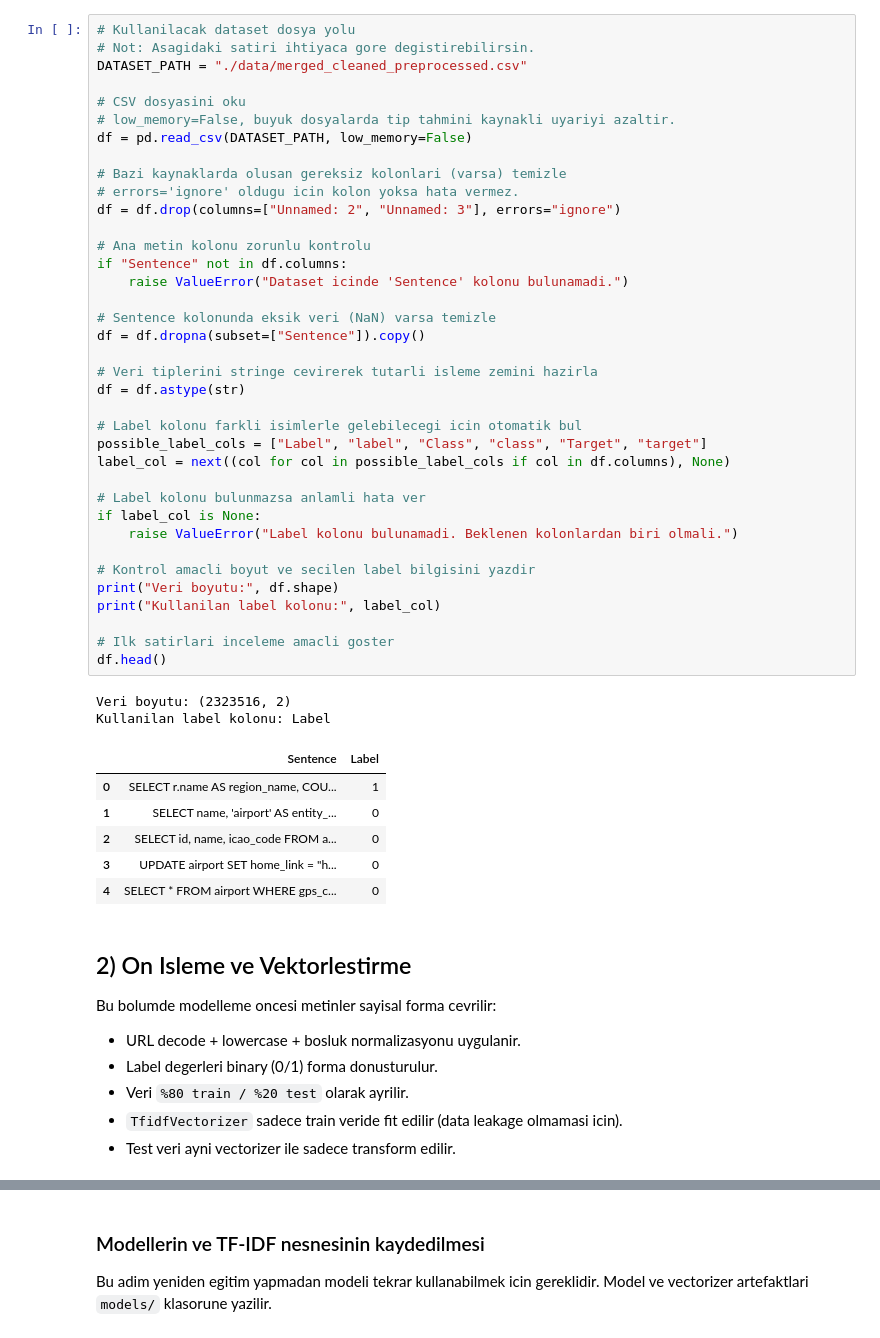
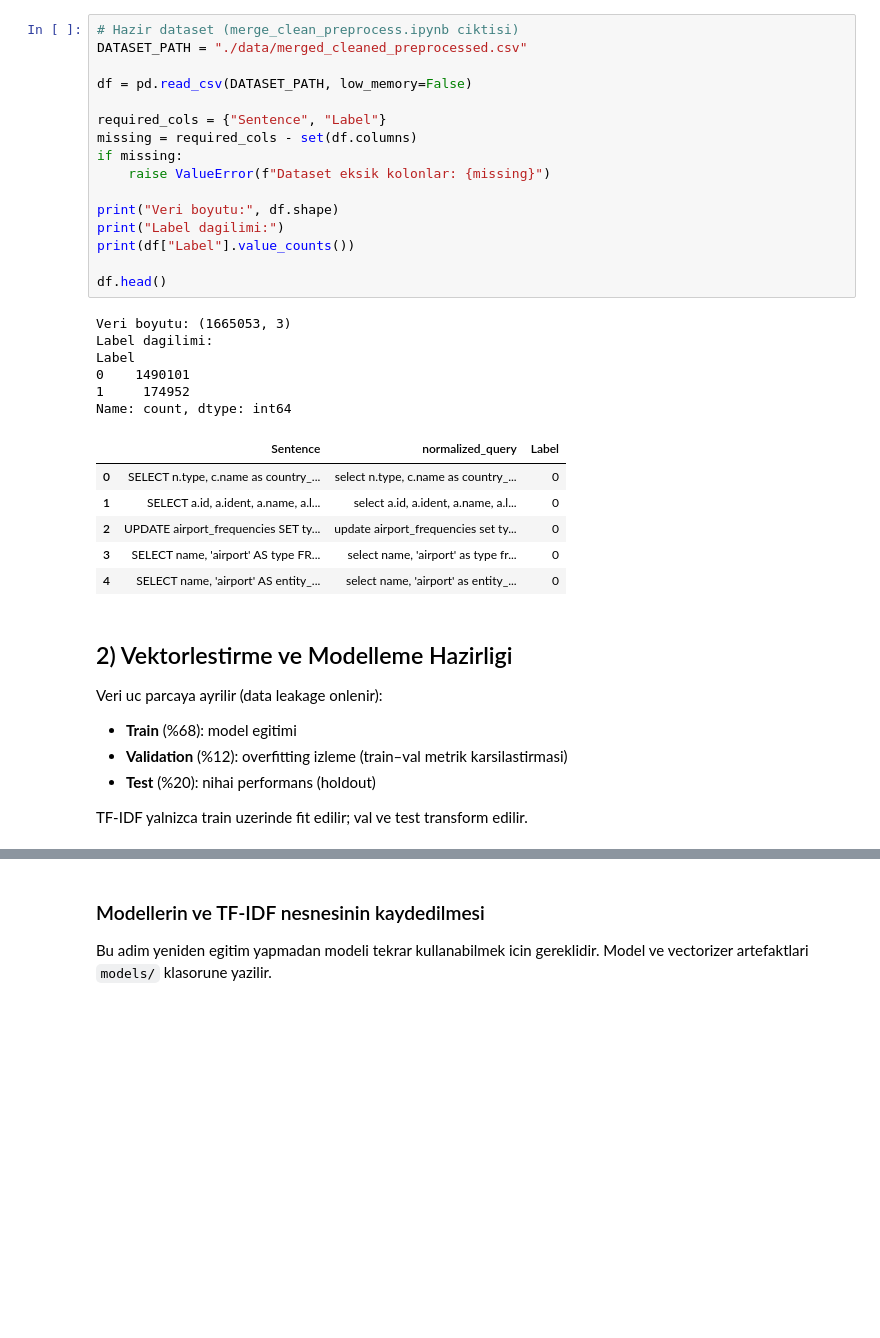
Before and after one commit to muratkakcigaz/ML-SQL-IDS, a Jupyter notebook: sql_ids_single_flow.ipynb, the cells around one changed output, grey strips where cells are left out. Cells and saved outputs as stored; diff of their text form; blank space fills up the shorter version.

```diff
--- a/sql_ids_single_flow.ipynb
+++ b/sql_ids_single_flow.ipynb
@@ -55,55 +45,38 @@ Bu adimda asagidaki islemler uygulanir:
 # %%
-# Kullanilacak dataset dosya yolu
-# Not: Asagidaki satiri ihtiyaca gore degistirebilirsin.
+# Hazir dataset (merge_clean_preprocess.ipynb ciktisi)
 DATASET_PATH = "./data/merged_cleaned_preprocessed.csv"
 
-# CSV dosyasini oku
-# low_memory=False, buyuk dosyalarda tip tahmini kaynakli uyariyi azaltir.
 df = pd.read_csv(DATASET_PATH, low_memory=False)
 
-# Bazi kaynaklarda olusan gereksiz kolonlari (varsa) temizle
-# errors='ignore' oldugu icin kolon yoksa hata vermez.
-df = df.drop(columns=["Unnamed: 2", "Unnamed: 3"], errors="ignore")
+required_cols = {"Sentence", "Label"}
+missing = required_cols - set(df.columns)
+if missing:
+    raise ValueError(f"Dataset eksik kolonlar: {missing}")
 
-# Ana metin kolonu zorunlu kontrolu
-if "Sentence" not in df.columns:
-    raise ValueError("Dataset icinde 'Sentence' kolonu bulunamadi.")
+print("Veri boyutu:", df.shape)
+print("Label dagilimi:")
+print(df["Label"].value_counts())
 
-# Sentence kolonunda eksik veri (NaN) varsa temizle
-df = df.dropna(subset=["Sentence"]).copy()
-
-# Veri tiplerini stringe cevirerek tutarli isleme zemini hazirla
-df = df.astype(str)
-
-# Label kolonu farkli isimlerle gelebilecegi icin otomatik bul
-possible_label_cols = ["Label", "label", "Class", "class", "Target", "target"]
-label_col = next((col for col in possible_label_cols if col in df.columns), None)
-
-# Label kolonu bulunmazsa anlamli hata ver
-if label_col is None:
-    raise ValueError("Label kolonu bulunamadi. Beklenen kolonlardan biri olmali.")
-
-# Kontrol amacli boyut ve secilen label bilgisini yazdir
-print("Veri boyutu:", df.shape)
-print("Kullanilan label kolonu:", label_col)
-
-# Ilk satirlari inceleme amacli goster
 df.head()
 # %% [output]
-Veri boyutu: (2323516, 2)
-Kullanilan label kolonu: Label
+Veri boyutu: (1665053, 3)
+Label dagilimi:
+Label
+0    1490101
+1     174952
+Name: count, dtype: int64
-|  | Sentence | Label |
-| 0 | SELECT r.name AS region_name, COU... | 1 |
-| 1 | SELECT name, 'airport' AS entity_... | 0 |
-| 2 | SELECT id, name, icao_code FROM a... | 0 |
-| 3 | UPDATE airport SET home_link = "h... | 0 |
-| 4 | SELECT * FROM airport WHERE gps_c... | 0 |
+|  | Sentence | normalized_query | Label |
+| 0 | SELECT n.type, c.name as country_... | select n.type, c.name as country_... | 0 |
+| 1 | SELECT a.id, a.ident, a.name, a.l... | select a.id, a.ident, a.name, a.l... | 0 |
+| 2 | UPDATE airport_frequencies SET ty... | update airport_frequencies set ty... | 0 |
+| 3 | SELECT name, 'airport' AS type FR... | select name, 'airport' as type fr... | 0 |
+| 4 | SELECT name, 'airport' AS entity_... | select name, 'airport' as entity_... | 0 |
 # %% [markdown]
-## 2) On Isleme ve Vektorlestirme
+## 2) Vektorlestirme ve Modelleme Hazirligi
 
-Bu bolumde modelleme oncesi metinler sayisal forma cevrilir:
-- URL decode + lowercase + bosluk normalizasyonu uygulanir.
-- Label degerleri binary (0/1) forma donusturulur.
-- Veri `%80 train / %20 test` olarak ayrilir.
-- `TfidfVectorizer` sadece train veride fit edilir (data leakage olmamasi icin).
-- Test veri ayni vectorizer ile sadece transform edilir.
+Veri uc parcaya ayrilir (data leakage onlenir):
+- **Train** (%68): model egitimi
+- **Validation** (%12): overfitting izleme (train–val metrik karsilastirmasi)
+- **Test** (%20): nihai performans (holdout)
+
+TF-IDF yalnizca train uzerinde fit edilir; val ve test transform edilir.
```
Also changed, not shown: parts of 17 cells of this notebook, 17 other files.
